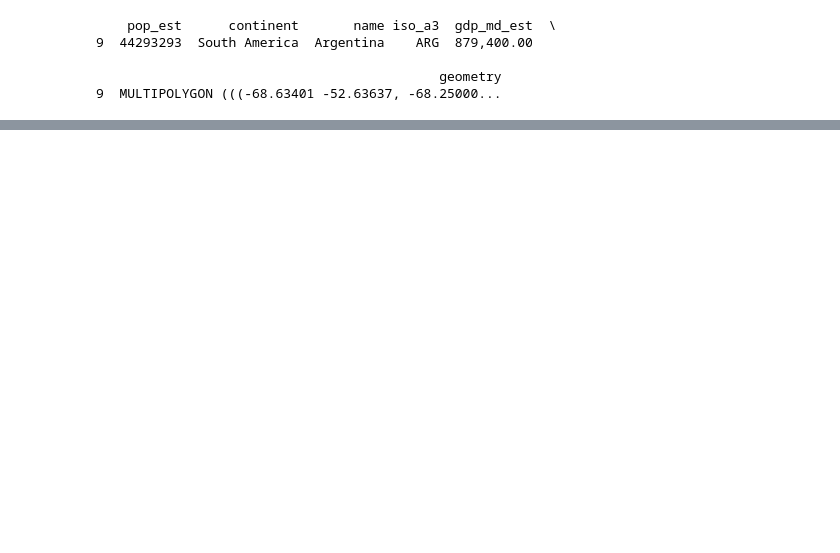
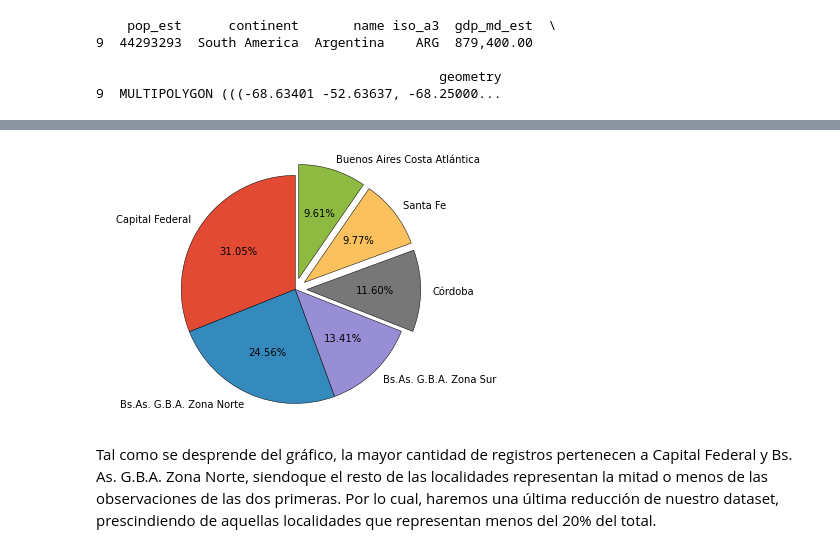
Before and after one commit to Luchiii89/DH_grupo_6, a Jupyter notebook: Desafio_1.ipynb, the cells around one changed output, grey strips where cells are left out. Cells and saved outputs as stored; diff of their text form; code cells hidden in the pictures; blank space fills up the shorter version.

```diff
--- a/Desafio_1.ipynb
+++ b/Desafio_1.ipynb
@@ -355,0 +383,30 @@ test_2
+# %%
+
+count=filtered_data["state_name"].value_counts().tolist()
+
+label=filtered_data["state_name"].value_counts().index
+
+
+plt.style.use('ggplot')
+
+dic = dict(zip(label,count))
+
+import itertools
+newdic={}
+for key, group in itertools.groupby(dic, lambda k: 'Others' if (dic[k]<2500) else k):
+     newdic[key] = sum([dic[i] for i in list(group)])
+
+labels = newdic.keys()
+sizes = newdic.values()
+
+fig, ax = plt.subplots()
+
+ax.pie(sizes, labels=labels, autopct='%1.2f%%',wedgeprops={"edgecolor":"k"},explode=[0,0,0,0.1,0.1,0.1], startangle=90)
+ax.axis('equal')
+plt.tight_layout()
+
+plt.show()
+# %% [output]
+[figure, added]
+# %% [markdown]
+Tal como se desprende del gráfico, la mayor cantidad de registros pertenecen a Capital Federal y Bs. As. G.B.A. Zona Norte, siendoque el resto de las localidades representan la mitad o menos de las observaciones de las dos primeras. Por lo cual, haremos una última reducción de nuestro dataset, prescindiendo de aquellas localidades que representan menos del 20% del total.
```
Also changed, not shown: parts of 143 cells of this notebook, 1 other file.
